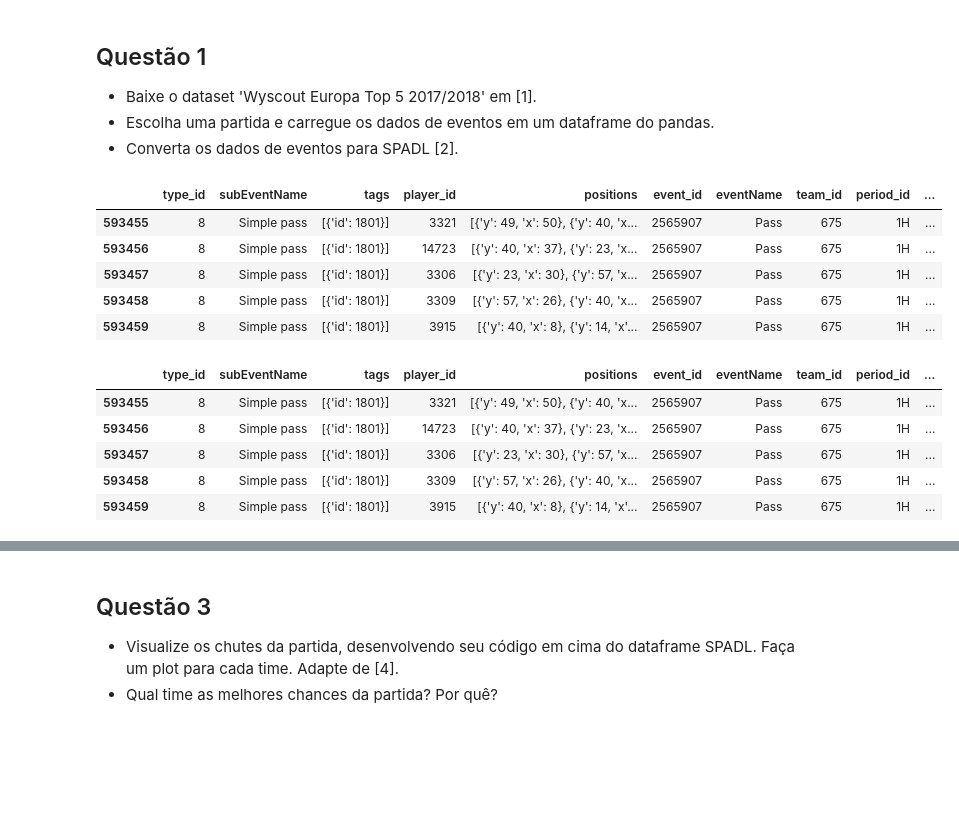
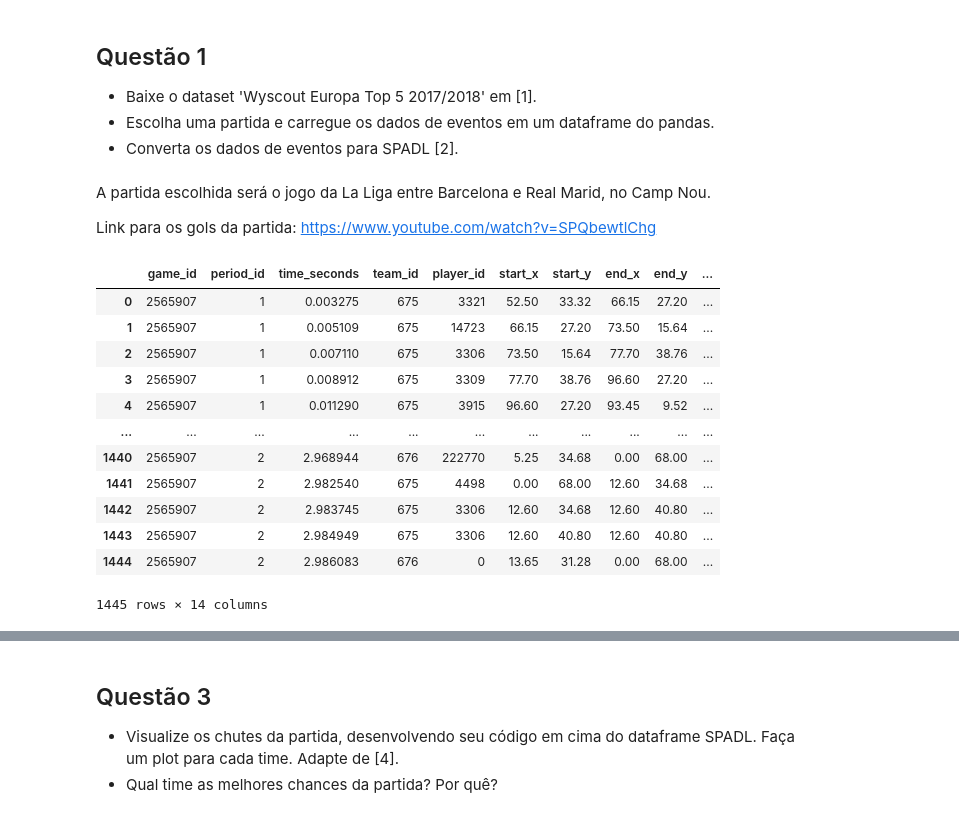
Before and after one commit to lframosferreira/soccer-analytics-notebooks, a Jupyter notebook: atv03/luis_felipe_ramos_ferreira.ipynb, the cells around one changed output, grey strips where cells are left out. Saved outputs shown, nothing was run; the diff lists cells and outputs as text; code cells hidden in the pictures; blank space fills up the shorter version.

```diff
--- a/atv03/luis_felipe_ramos_ferreira.ipynb
+++ b/atv03/luis_felipe_ramos_ferreira.ipynb
@@ -26,23 +29,30 @@ from socceraction import spadl
 warnings.filterwarnings('ignore')
+# %% [markdown]
+A partida escolhida será o jogo da La Liga entre Barcelona e Real Marid, no Camp Nou.
+
+Link para os gols da partida: https://www.youtube.com/watch?v=SPQbewtlChg
 # %%
 BARCELONA_VS_REAL_MADRID_ID: int = 2565907
 BARCELONA_ID: int = 676 # home team id
 spain_df: pd.DataFrame = pd.read_json("../data/atv03/events/events_Spain.json")
 match_df: pd.DataFrame = spain_df[spain_df["matchId"] == BARCELONA_VS_REAL_MADRID_ID]
+players_df: pd.DataFrame = pd.read_json("../data/atv03/players/players.json", encoding="iso-8859-1")
-# %% [output]
-|  | type_id | subEventName | tags | player_id | positions | event_id | eventName | team_id | period_id | ... |
-| 593455 | 8 | Simple pass | [{'id': 1801}] | 3321 | [{'y': 49, 'x': 50}, {'y': 40, 'x... | 2565907 | Pass | 675 | 1H | ... |
-| 593456 | 8 | Simple pass | [{'id': 1801}] | 14723 | [{'y': 40, 'x': 37}, {'y': 23, 'x... | 2565907 | Pass | 675 | 1H | ... |
-| 593457 | 8 | Simple pass | [{'id': 1801}] | 3306 | [{'y': 23, 'x': 30}, {'y': 57, 'x... | 2565907 | Pass | 675 | 1H | ... |
-| 593458 | 8 | Simple pass | [{'id': 1801}] | 3309 | [{'y': 57, 'x': 26}, {'y': 40, 'x... | 2565907 | Pass | 675 | 1H | ... |
-| 593459 | 8 | Simple pass | [{'id': 1801}] | 3915 | [{'y': 40, 'x': 8}, {'y': 14, 'x'... | 2565907 | Pass | 675 | 1H | ... |
 # %%
-match_df.rename(columns={"eventId": "type_id", "matchPeriod": "period_id", "subEventId": "subtype_id", "matchId": "game_id", "teamId": "team_id", "eventSec": "milliseconds", "playerId": "player_id"}, inplace=True)
-match_df.head()
+match_df.rename(columns={"eventId": "type_id", "matchPeriod": "period_id", "subEventId": "subtype_id", "matchId": "game_id", "teamId": "team_id", "eventSec": "milliseconds", "playerId": "player_id", "id": "event_id"}, inplace=True)
+match_df["period_id"] = pd.factorize(match_df["period_id"])[0] + 1
+spadl_df: pd.DataFrame = spadl.wyscout.convert_to_actions(match_df, BARCELONA_ID)
+spadl_df
 # %% [output]
-|  | type_id | subEventName | tags | player_id | positions | event_id | eventName | team_id | period_id | ... |
-| 593455 | 8 | Simple pass | [{'id': 1801}] | 3321 | [{'y': 49, 'x': 50}, {'y': 40, 'x... | 2565907 | Pass | 675 | 1H | ... |
-| 593456 | 8 | Simple pass | [{'id': 1801}] | 14723 | [{'y': 40, 'x': 37}, {'y': 23, 'x... | 2565907 | Pass | 675 | 1H | ... |
-| 593457 | 8 | Simple pass | [{'id': 1801}] | 3306 | [{'y': 23, 'x': 30}, {'y': 57, 'x... | 2565907 | Pass | 675 | 1H | ... |
-| 593458 | 8 | Simple pass | [{'id': 1801}] | 3309 | [{'y': 57, 'x': 26}, {'y': 40, 'x... | 2565907 | Pass | 675 | 1H | ... |
-| 593459 | 8 | Simple pass | [{'id': 1801}] | 3915 | [{'y': 40, 'x': 8}, {'y': 14, 'x'... | 2565907 | Pass | 675 | 1H | ... |
+|  | game_id | period_id | time_seconds | team_id | player_id | start_x | start_y | end_x | end_y | ... |
+| 0 | 2565907 | 1 | 0.003275 | 675 | 3321 | 52.50 | 33.32 | 66.15 | 27.20 | ... |
+| 1 | 2565907 | 1 | 0.005109 | 675 | 14723 | 66.15 | 27.20 | 73.50 | 15.64 | ... |
+| 2 | 2565907 | 1 | 0.007110 | 675 | 3306 | 73.50 | 15.64 | 77.70 | 38.76 | ... |
+| 3 | 2565907 | 1 | 0.008912 | 675 | 3309 | 77.70 | 38.76 | 96.60 | 27.20 | ... |
+| 4 | 2565907 | 1 | 0.011290 | 675 | 3915 | 96.60 | 27.20 | 93.45 | 9.52 | ... |
+| ... | ... | ... | ... | ... | ... | ... | ... | ... | ... | ... |
+| 1440 | 2565907 | 2 | 2.968944 | 676 | 222770 | 5.25 | 34.68 | 0.00 | 68.00 | ... |
+| 1441 | 2565907 | 2 | 2.982540 | 675 | 4498 | 0.00 | 68.00 | 12.60 | 34.68 | ... |
+| 1442 | 2565907 | 2 | 2.983745 | 675 | 3306 | 12.60 | 34.68 | 12.60 | 40.80 | ... |
+| 1443 | 2565907 | 2 | 2.984949 | 675 | 3306 | 12.60 | 40.80 | 12.60 | 40.80 | ... |
+| 1444 | 2565907 | 2 | 2.986083 | 676 | 0 | 13.65 | 31.28 | 0.00 | 68.00 | ... |
+1445 rows × 14 columns
```
Also changed, not shown: parts of 19 cells of this notebook.
